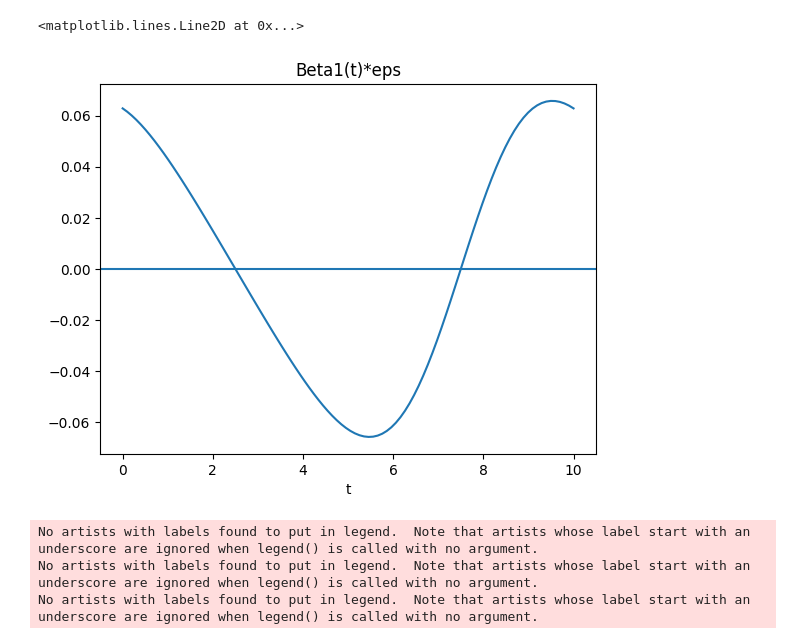
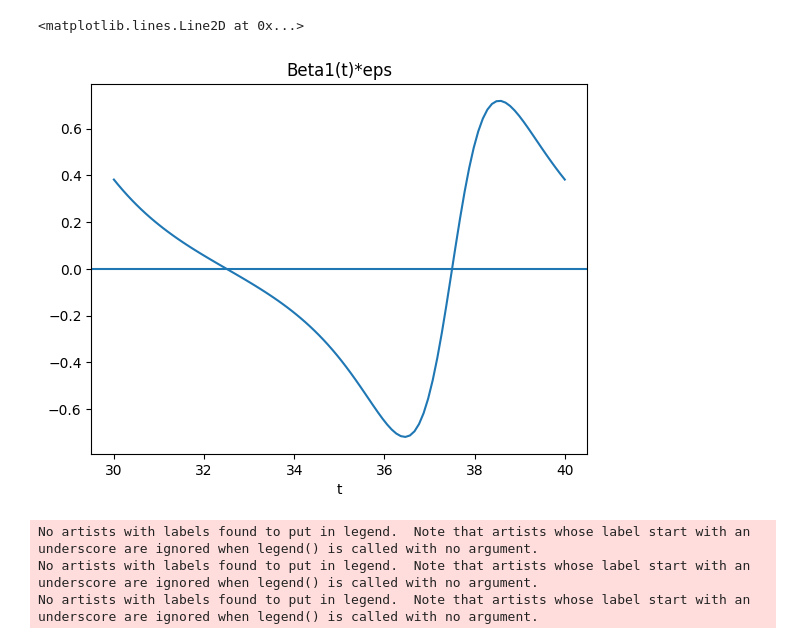
Before and after one commit to suanno/stage2, a Jupyter notebook: codes_tdgl/1D/plot/second analytical approach/distance from stationary state.ipynb, the cells around one changed output. Cells and saved outputs as stored; diff of their text form; code cells hidden in the pictures.

```diff
--- a/codes_tdgl/1D/plot/second analytical approach/distance from stationary state.ipynb
+++ b/codes_tdgl/1D/plot/second analytical approach/distance from stationary state.ipynb
@@ -20,18 +20,20 @@ def beta1eps(t):
     return 0.5*eps*A*np.cos(eps*t)/((Cave+A*np.sin(eps*t))**(3/2))
 # %%
 # Analytical beta1(t)
-ttts = np.linspace(0,10,100)
+t0 = 30
+tf = 40
+ttts = np.linspace(t0,tf,100)
 bbbs = np.zeros(len(ttts))
 for i in np.arange(0,len(bbbs)):
     bbbs[i] = beta1eps(ttts[i])
 
 plt.plot(ttts, bbbs)
 plt.title("Beta1(t)*eps")
 plt.xlabel("t")
 plt.axhline(0)
 # %% [output]
 <matplotlib.lines.Line2D at 0x...>
-[figure, old version]
+[figure, new version]
 # %%
 # Parameters for beta1 extimation
 dx = 0.1
```
Also changed, not shown: parts of 5 cells of this notebook, 12 other files.
